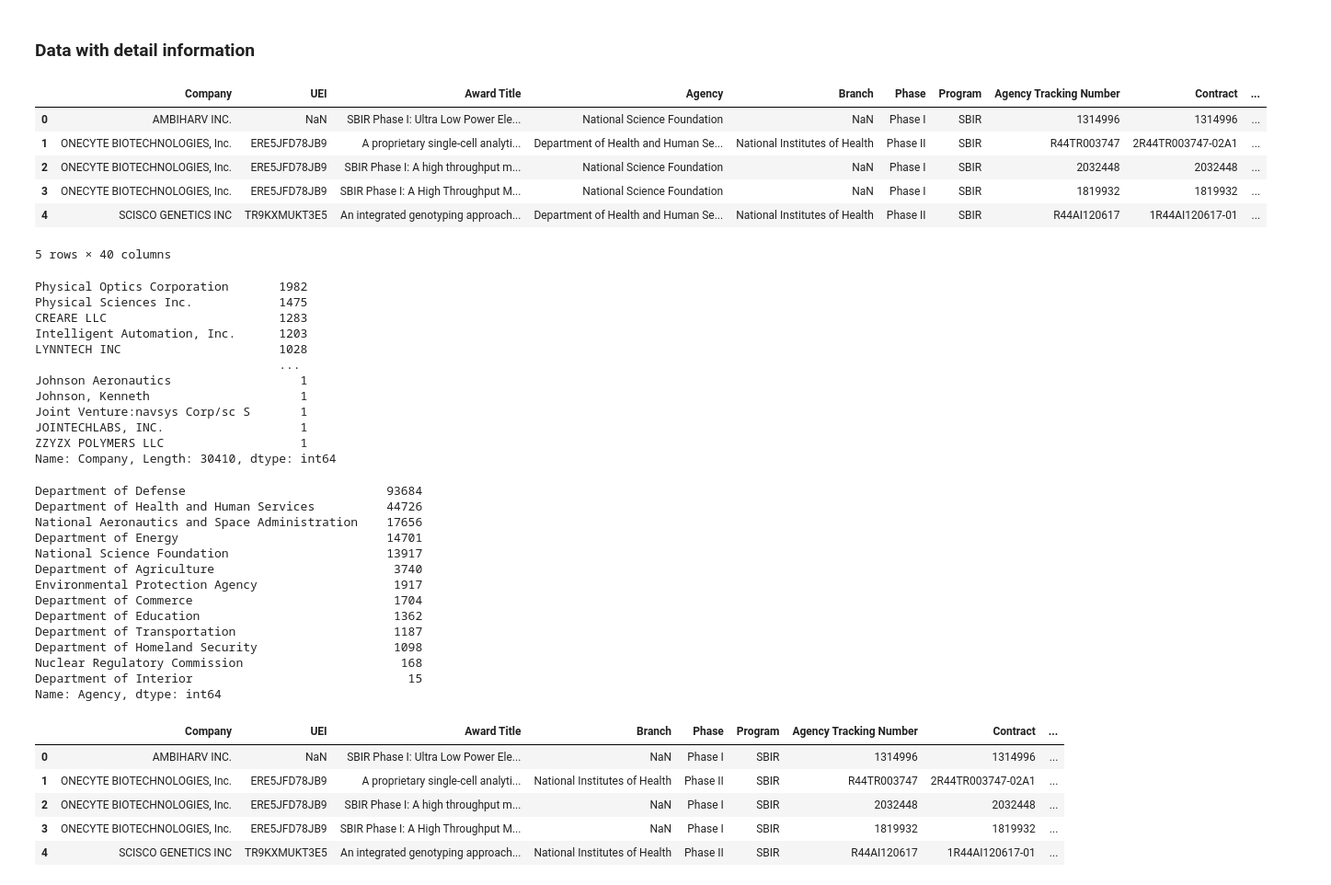
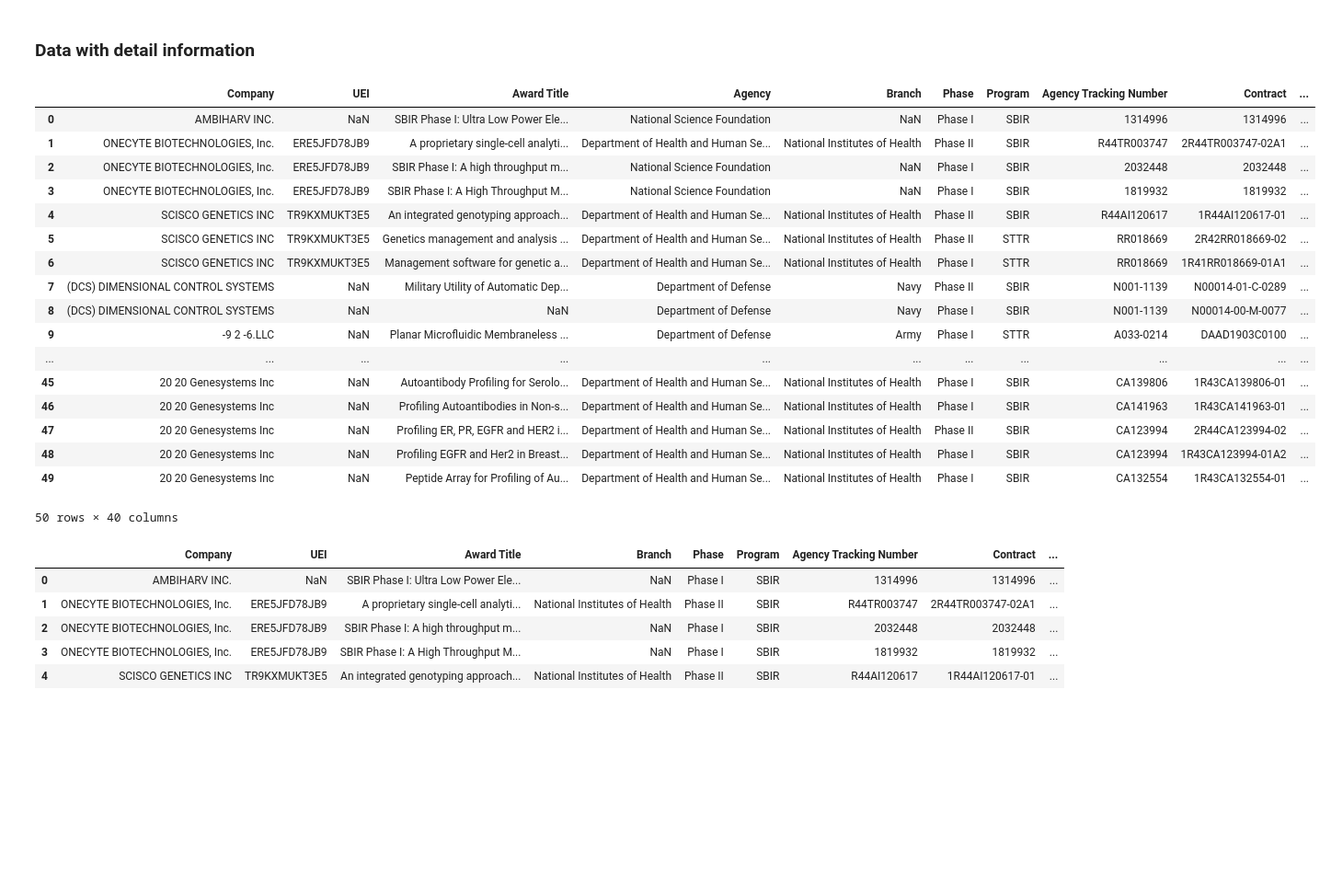
Before and after one commit to DDZRNL/Ram-RA, a Jupyter notebook: Task15/DS.ipynb, the cells around one changed output. Shown: that part at 92% size. Saved outputs shown, nothing was run; the diff lists cells and outputs as text; code cells hidden in the pictures; blank space fills up the shorter version.

```diff
--- a/Task15/DS.ipynb
+++ b/Task15/DS.ipynb
@@ -8,50 +8,28 @@ import matplotlib.pyplot as plt
 def to_CSV(totalData, fileName):
     pd.DataFrame(totalData).to_csv(fileName,index=False, encoding="utf-8")
 # %%
+### Read Data
 dataDetail = pd.read_csv("task8-V4.csv")
-dataDetail.head()
+dataDetail.head(50)
 # %% [output]
 |  | Company | UEI | Award Title | Agency | Branch | Phase | Program | Agency Tracking Number | Contract | ... |
 | 0 | AMBIHARV INC. | NaN | SBIR Phase I: Ultra Low Power Ele... | National Science Foundation | NaN | Phase I | SBIR | 1314996 | 1314996 | ... |
 | 1 | ONECYTE BIOTECHNOLOGIES, Inc. | ERE5JFD78JB9 | A proprietary single-cell analyti... | Department of Health and Human Se... | National Institutes of Health | Phase II | SBIR | R44TR003747 | 2R44TR003747-02A1 | ... |
 | 2 | ONECYTE BIOTECHNOLOGIES, Inc. | ERE5JFD78JB9 | SBIR Phase I: A high throughput m... | National Science Foundation | NaN | Phase I | SBIR | 2032448 | 2032448 | ... |
 | 3 | ONECYTE BIOTECHNOLOGIES, Inc. | ERE5JFD78JB9 | SBIR Phase I: A High Throughput M... | National Science Foundation | NaN | Phase I | SBIR | 1819932 | 1819932 | ... |
 | 4 | SCISCO GENETICS INC | TR9KXMUKT3E5 | An integrated genotyping approach... | Department of Health and Human Se... | National Institutes of Health | Phase II | SBIR | R44AI120617 | 1R44AI120617-01 | ... |
+| 5 | SCISCO GENETICS INC | TR9KXMUKT3E5 | Genetics management and analysis ... | Department of Health and Human Se... | National Institutes of Health | Phase II | STTR | RR018669 | 2R42RR018669-02 | ... |
+| 6 | SCISCO GENETICS INC | TR9KXMUKT3E5 | Management software for genetic a... | Department of Health and Human Se... | National Institutes of Health | Phase I | STTR | RR018669 | 1R41RR018669-01A1 | ... |
+| 7 | (DCS) DIMENSIONAL CONTROL SYSTEMS | NaN | Military Utility of Automatic Dep... | Department of Defense | Navy | Phase II | SBIR | N001-1139 | N00014-01-C-0289 | ... |
+| 8 | (DCS) DIMENSIONAL CONTROL SYSTEMS | NaN | NaN | Department of Defense | Navy | Phase I | SBIR | N001-1139 | N00014-00-M-0077 | ... |
+| 9 | -9 2 -6.LLC | NaN | Planar Microfluidic Membraneless ... | Department of Defense | Army | Phase I | STTR | A033-0214 | DAAD1903C0100 | ... |
+| ... | ... | ... | ... | ... | ... | ... | ... | ... | ... | ... |
+| 45 | 20 20 Genesystems Inc | NaN | Autoantibody Profiling for Serolo... | Department of Health and Human Se... | National Institutes of Health | Phase I | SBIR | CA139806 | 1R43CA139806-01 | ... |
+| 46 | 20 20 Genesystems Inc | NaN | Profiling Autoantibodies in Non-s... | Department of Health and Human Se... | National Institutes of Health | Phase I | SBIR | CA141963 | 1R43CA141963-01 | ... |
+| 47 | 20 20 Genesystems Inc | NaN | Profiling ER, PR, EGFR and HER2 i... | Department of Health and Human Se... | National Institutes of Health | Phase II | SBIR | CA123994 | 2R44CA123994-02 | ... |
+| 48 | 20 20 Genesystems Inc | NaN | Profiling EGFR and Her2 in Breast... | Department of Health and Human Se... | National Institutes of Health | Phase I | SBIR | CA123994 | 1R43CA123994-01A2 | ... |
+| 49 | 20 20 Genesystems Inc | NaN | Peptide Array for Profiling of Au... | Department of Health and Human Se... | National Institutes of Health | Phase I | SBIR | CA132554 | 1R43CA132554-01 | ... |
-5 rows × 40 columns
+50 rows × 40 columns
-# %%
-### Company Overview
-dataDetail["Company"].value_counts()
-# %% [output]
-Physical Optics Corporation       1982
-Physical Sciences Inc.            1475
-CREARE LLC                        1283
-Intelligent Automation, Inc.      1203
-LYNNTECH INC                      1028
-                                  ...
-Johnson Aeronautics                  1
-Johnson, Kenneth                     1
-Joint Venture:navsys Corp/sc S       1
-JOINTECHLABS, INC.                   1
-ZZYZX POLYMERS LLC                   1
-Name: Company, Length: 30410, dtype: int64
-# %%
-### Agency Overview
-dataDetail["Agency"].value_counts()
-# %% [output]
-Department of Defense                            93684
-Department of Health and Human Services          44726
-National Aeronautics and Space Administration    17656
-Department of Energy                             14701
-National Science Foundation                      13917
-Department of Agriculture                         3740
-Environmental Protection Agency                   1917
-Department of Commerce                            1704
-Department of Education                           1362
-Department of Transportation                      1187
-Department of Homeland Security                   1098
-Nuclear Regulatory Commission                      168
-Department of Interior                              15
-Name: Agency, dtype: int64
 # %%
 onehotDetail = pd.get_dummies(dataDetail, columns=['Agency'])
 onehotDetail.head()
```
Also changed, not shown: parts of 2 cells of this notebook.
